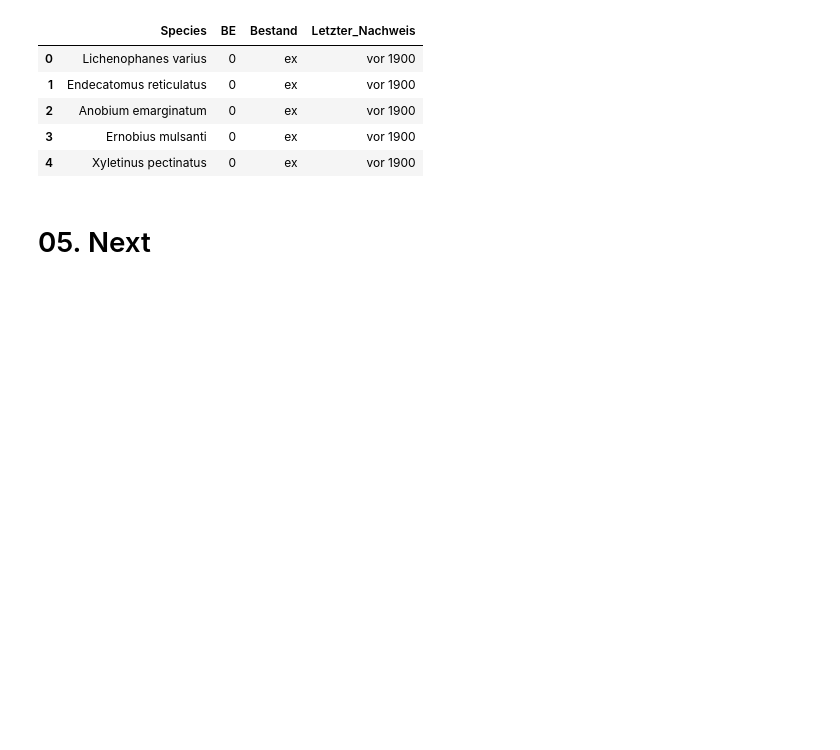
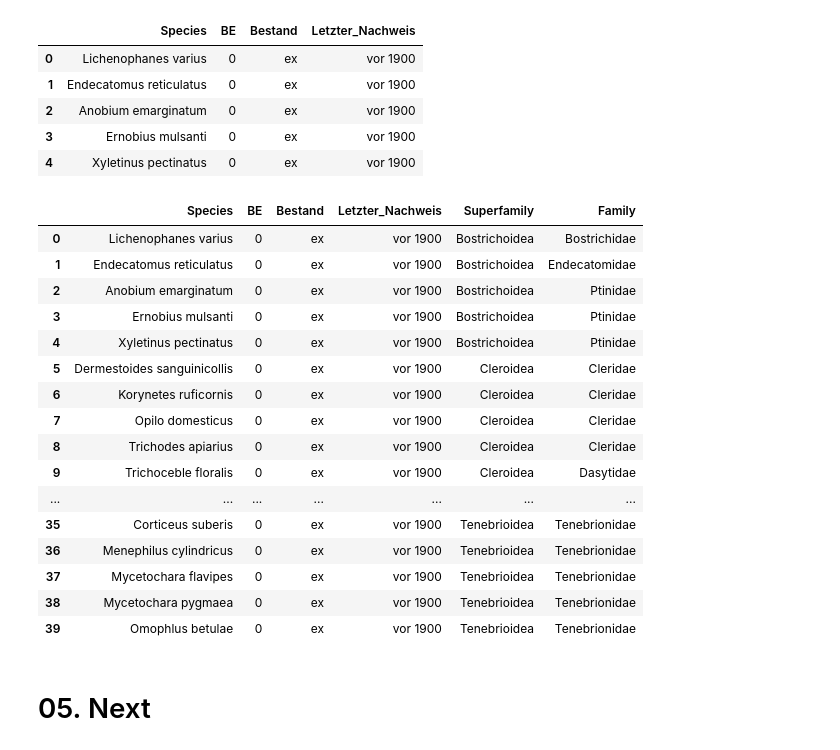
Before and after one commit to Zzzhenya/Berlin-red-list, a Jupyter notebook: Transformation/Raw_csv/Insecta.ipynb, the cells around one changed output. Drawn from its saved outputs; the diff is of its cells as text; code cells hidden in the pictures; blank space fills up the shorter version.

Commit message:
Updated with Family and Superfamily

```diff
--- a/Transformation/Raw_csv/Insecta.ipynb
+++ b/Transformation/Raw_csv/Insecta.ipynb
@@ -642,6 +642,91 @@ df.head()
 | 2 | Anobium emarginatum | 0 | ex | vor 1900 |
 | 3 | Ernobius mulsanti | 0 | ex | vor 1900 |
 | 4 | Xyletinus pectinatus | 0 | ex | vor 1900 |
+# %%
+# Adding family
+
+i = 0;
+while i < 40:
+    if (i >= 0) & (i <= 4):
+        df.at[i,"Superfamily"] = "Bostrichoidea"
+
+        if i == 0:
+            df.at[i,"Family"] = "Bostrichidae"
+        elif i == 1:
+            df.at[i,"Family"] = "Endecatomidae"
+        elif ((i > 1) & (i <= 4)):
+            df.at[i,"Family"] = "Ptinidae"
+    elif (i > 4) & (i <= 11):
+        df.at[i,"Superfamily"] = "Cleroidea"
+
+        if ((i > 4) & (i <= 8)):
+            df.at[i,"Family"] = "Cleridae"
+        elif (i == 9):
+            df.at[i,"Family"] = "Dasytidae"
+        elif (i == 10):
+            df.at[i,"Family"] = "Phloiophilidae"
+        elif (i == 11):
+            df.at[i,"Family"] = "Trogossitidae"
+
+    elif (i > 11) & (i <= 24):
+        df.at[i,"Superfamily"] = "Cucujoidea"
+
+        if ((i > 11) & (i <= 17)):
+            df.at[i,"Family"] = "Cleridae"
+        elif (i == 18):
+            df.at[i,"Family"] = "Cucujidae"
+        elif ((i > 18) & (i <= 20)):
+            df.at[i,"Family"] = "Erotylidae"
+        elif ((i > 20) & (i <= 22)):
+            df.at[i,"Family"] = "Laemophloeidae"
+        elif (i == 23):
+            df.at[i,"Family"] = "Monotomidae"
+        elif (i == 24):
+            df.at[i,"Family"] = "Nitidulidae"
+
+    elif (i > 24) & (i <= 29):
+        df.at[i,"Superfamily"] = "Elateroidea"
+
+        if ((i > 24) & (i <= 28)):
+            df.at[i,"Family"] = "Elateridae"
+        elif (i == 29):
+            df.at[i,"Family"] = "Throscidae"
+
+    elif (i > 29):
+        df.at[i,"Superfamily"] = "Tenebrioidea"
+
+        if (i == 30):
+            df.at[i,"Family"] = "Colydiidae"
+        elif ((i > 30) & (i <= 32)):
+            df.at[i,"Family"] = "Melandryidae"
+        elif (i == 33):
+            df.at[i,"Family"] = "Oedemeridae"
+        elif (i == 34):
+            df.at[i,"Family"] = "Salpingidae"
+        else:
+            df.at[i,"Family"] = "Tenebrionidae"
+
+    i = i + 1
+
+df
+# %% [output]
+|  | Species | BE | Bestand | Letzter_Nachweis | Superfamily | Family |
+| 0 | Lichenophanes varius | 0 | ex | vor 1900 | Bostrichoidea | Bostrichidae |
+| 1 | Endecatomus reticulatus | 0 | ex | vor 1900 | Bostrichoidea | Endecatomidae |
+| 2 | Anobium emarginatum | 0 | ex | vor 1900 | Bostrichoidea | Ptinidae |
+| 3 | Ernobius mulsanti | 0 | ex | vor 1900 | Bostrichoidea | Ptinidae |
+| 4 | Xyletinus pectinatus | 0 | ex | vor 1900 | Bostrichoidea | Ptinidae |
+| 5 | Dermestoides sanguinicollis | 0 | ex | vor 1900 | Cleroidea | Cleridae |
+| 6 | Korynetes ruficornis | 0 | ex | vor 1900 | Cleroidea | Cleridae |
+| 7 | Opilo domesticus | 0 | ex | vor 1900 | Cleroidea | Cleridae |
+| 8 | Trichodes apiarius | 0 | ex | vor 1900 | Cleroidea | Cleridae |
+| 9 | Trichoceble floralis | 0 | ex | vor 1900 | Cleroidea | Dasytidae |
+| ... | ... | ... | ... | ... | ... | ... |
+| 35 | Corticeus suberis | 0 | ex | vor 1900 | Tenebrioidea | Tenebrionidae |
+| 36 | Menephilus cylindricus | 0 | ex | vor 1900 | Tenebrioidea | Tenebrionidae |
+| 37 | Mycetochara flavipes | 0 | ex | vor 1900 | Tenebrioidea | Tenebrionidae |
+| 38 | Mycetochara pygmaea | 0 | ex | vor 1900 | Tenebrioidea | Tenebrionidae |
+| 39 | Omophlus betulae | 0 | ex | vor 1900 | Tenebrioidea | Tenebrionidae |
 # %%
 # Saving the extracted csv to the "Data_cleaning_step1" directory
 # export the dataframe as CSV
```
Also changed, not shown: parts of 1 cell of this notebook.
